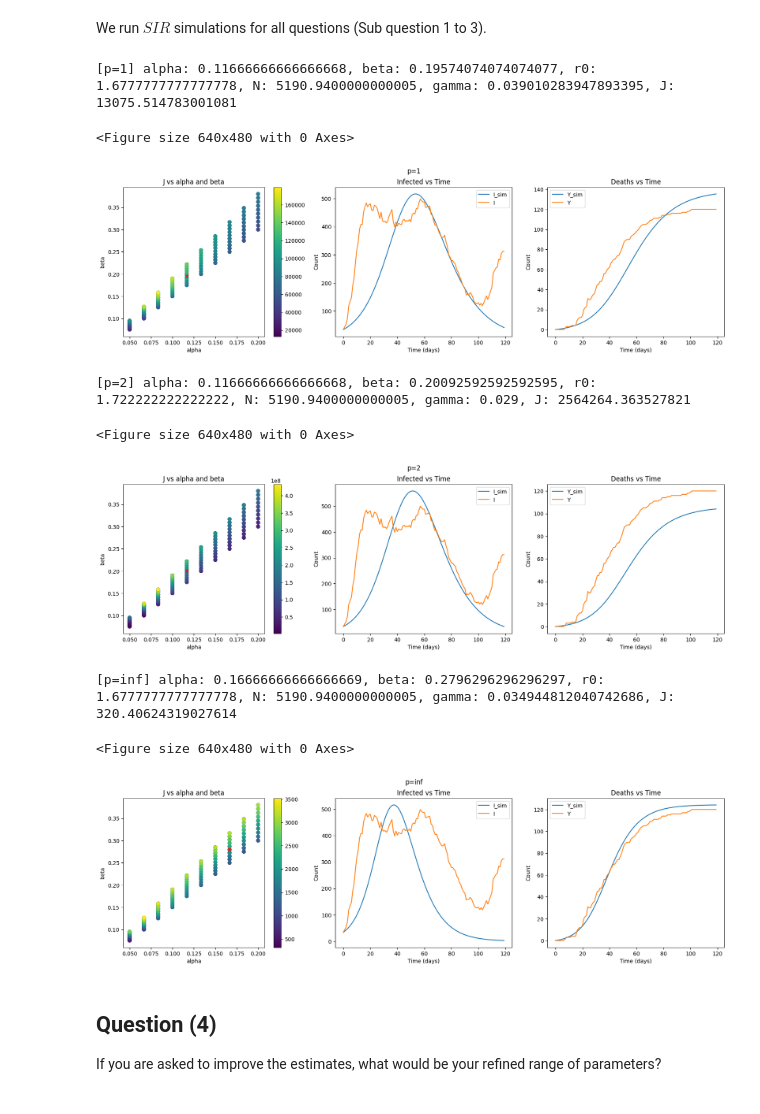
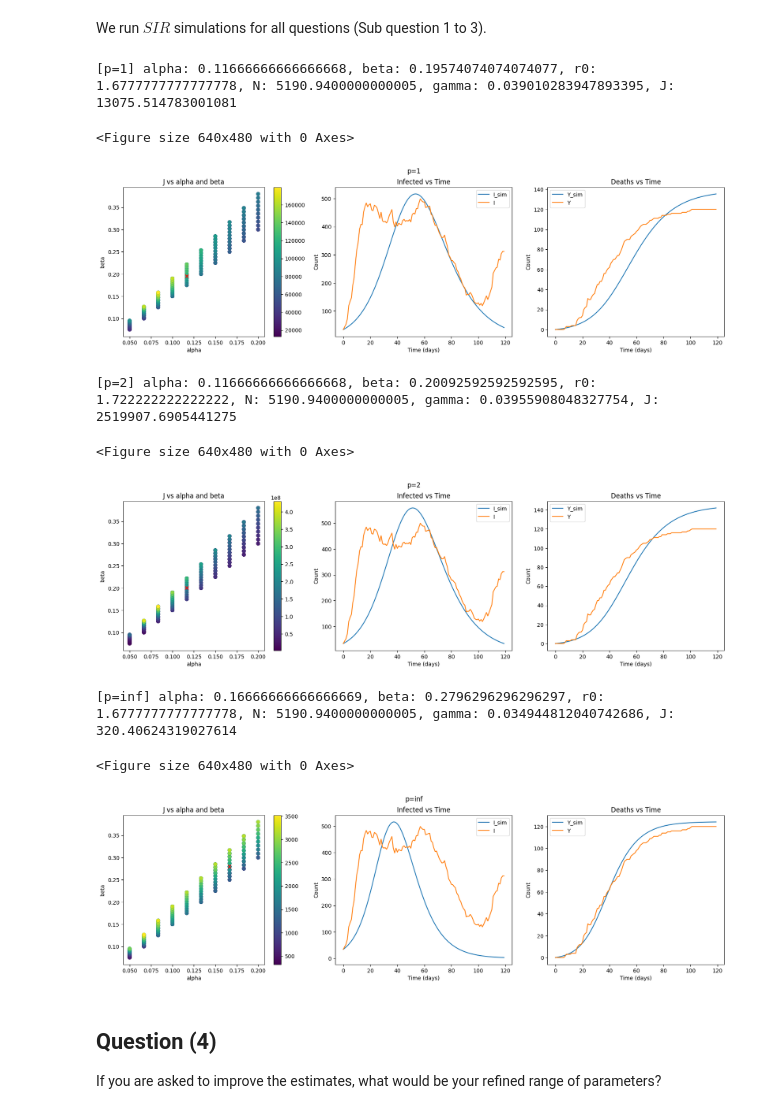
Before and after one commit to Ghostbrush/Epidemiology-Project-Analysis-of-S.F.-D.C.-COVID-Data, a Jupyter notebook: HW2.ipynb, the cells around one changed output. Saved outputs shown, nothing was run; the diff lists cells and outputs as text; code cells hidden in the pictures.

```diff
--- a/HW2.ipynb
+++ b/HW2.ipynb
@@ -125,7 +125,6 @@ for p in ps:
 
             gamma = up / down
             gamma = max(0, min(1, gamma))
-            gamma = 0.037
         elif p == 1:
             minimum_gamma = None
 
@@ -140,7 +139,6 @@ for p in ps:
                     minimum_gamma = (f, r_k)
 
             gamma = minimum_gamma[1]
-            gamma = 0.029
         elif p == np.inf:
             A = np.zeros((2*(T_max - 7 + 1), 2))
             b = np.zeros(2*(T_max - 7 + 1))
@@ -179,35 +177,35 @@ for p in ps:
     temp = ax1.scatter(all_results[:, 1], all_results[:, 2], c=all_results[:, 0])
     ax1.scatter(alpha, beta, c="red", marker="x")
     ax1.set_xlabel("alpha")
     ax1.set_ylabel("beta")
     ax1.set_title("J vs alpha and beta")
     fig.colorbar(temp, ax=ax1)
 
     # Sub Question (3)
     S_sim, I_sim, R_sim = SIR_simulation((alpha, beta, N))
 
     ax2.plot(I_sim, label="I_sim")
     ax2.plot(I, label="I")
     ax2.legend()
     ax2.set_xlabel("Time (days)")
     ax2.set_ylabel("Count")
     ax2.set_title("Infected vs Time")
 
     ax3.plot(gamma * R_sim, label="Y_sim")
     ax3.plot(accumulated_deaths[:T_max+1], label="Y")
     ax3.legend()
     ax3.set_xlabel("Time (days)")
     ax3.set_ylabel("Count")
     ax3.set_title("Deaths vs Time")
 
     plt.show()
 # %% [output]
 [p=1] alpha: 0.11666666666666668, beta: 0.19574074074074077, r0: 1.6777777777777778, N: 5190.9400000000005, gamma: 0.039010283947893395, J: 13075.514783001081
 <Figure size 640x480 with 0 Axes>
 [figure]
-[p=2] alpha: 0.11666666666666668, beta: 0.20092592592592595, r0: 1.722222222222222, N: 5190.9400000000005, gamma: 0.029, J: 2564264.363527821
+[p=2] alpha: 0.11666666666666668, beta: 0.20092592592592595, r0: 1.722222222222222, N: 5190.9400000000005, gamma: 0.03955908048327754, J: 2519907.6905441275
 <Figure size 640x480 with 0 Axes>
-[figure, old version]
+[figure, new version]
 [p=inf] alpha: 0.16666666666666669, beta: 0.2796296296296297, r0: 1.6777777777777778, N: 5190.9400000000005, gamma: 0.034944812040742686, J: 320.40624319027614
 <Figure size 640x480 with 0 Axes>
 [figure]
```
